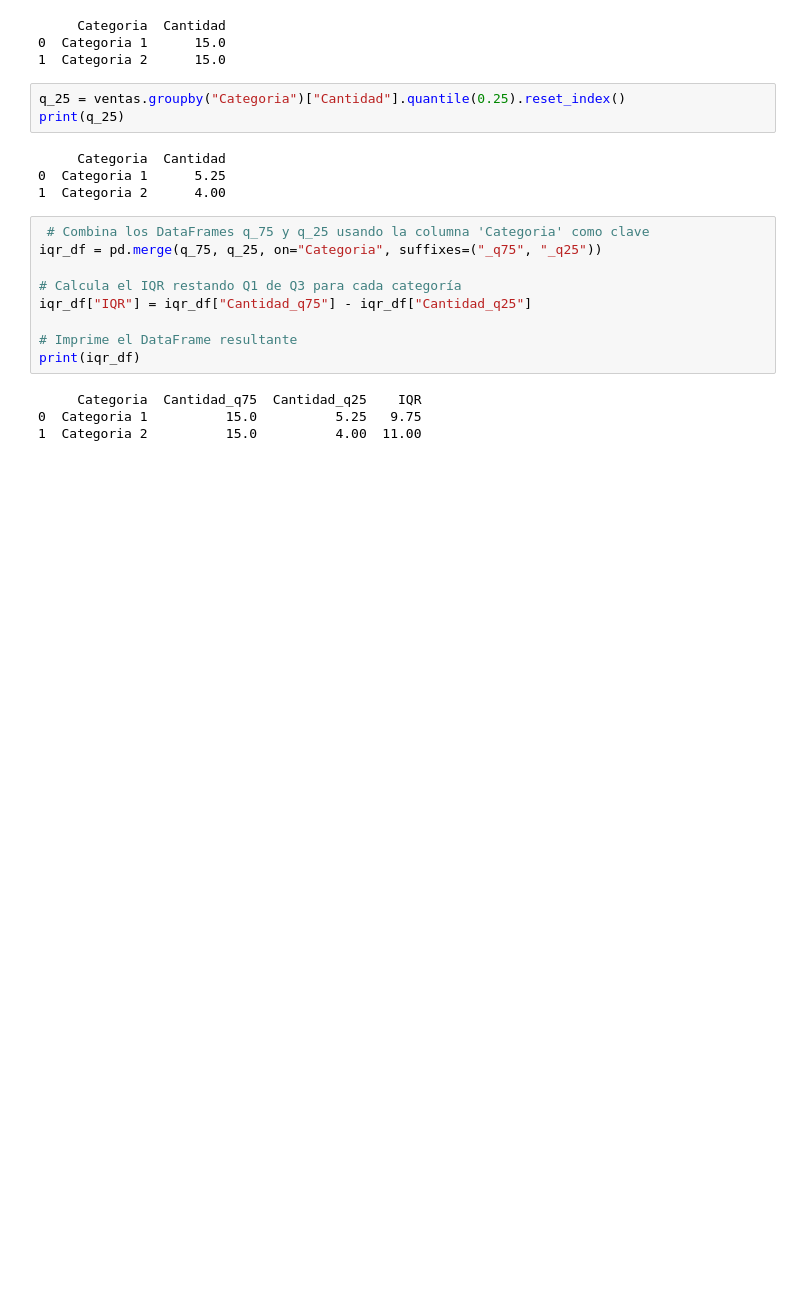
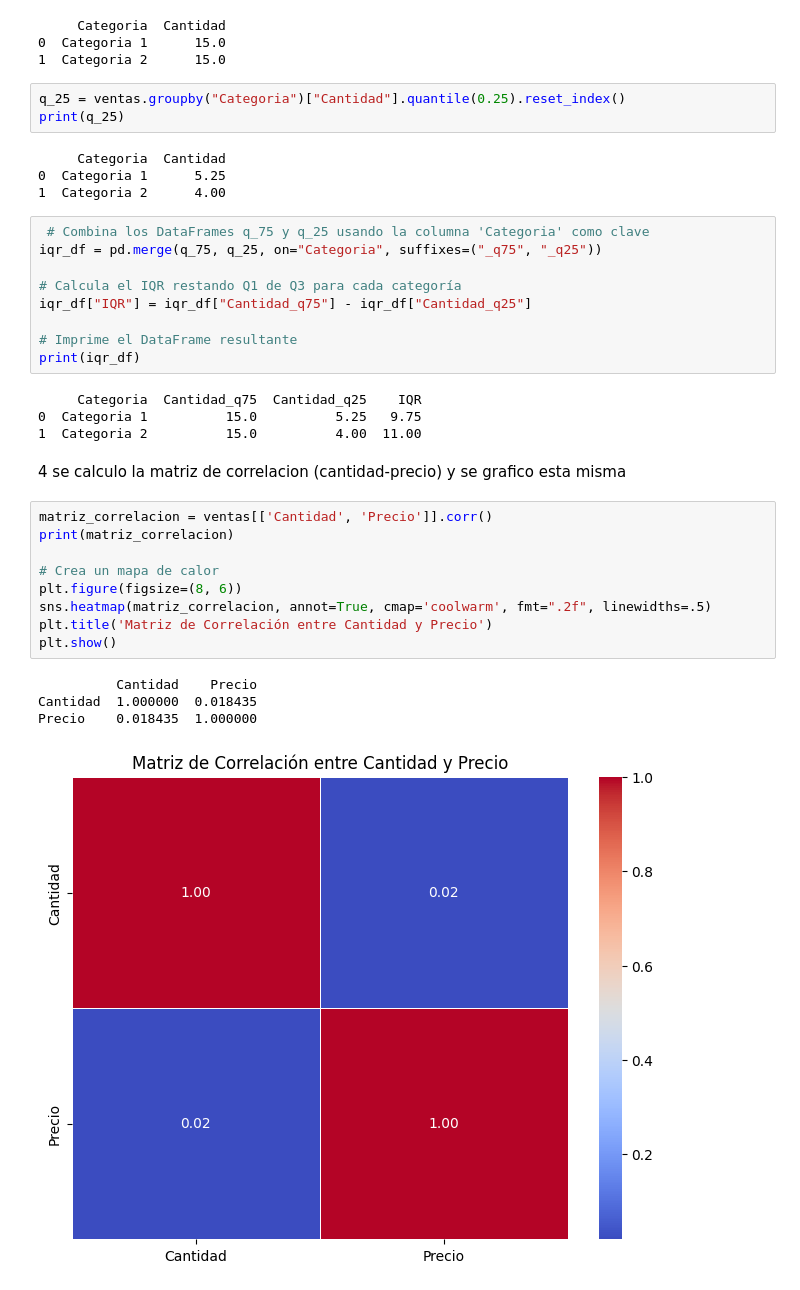
Before and after one commit to fpabi/Tareas, a Jupyter notebook: Tarea_10.ipynb, the cells around one changed output. Drawn from its saved outputs; the diff is of its cells as text; blank space fills up the shorter version.

Commit message:
correlacion y mapa de calor de precio-cantidad

```diff
--- a/Tarea_10.ipynb
+++ b/Tarea_10.ipynb
@@ -108,3 +108,19 @@ print(iqr_df)
      Categoria  Cantidad_q75  Cantidad_q25    IQR
 0  Categoria 1          15.0          5.25   9.75
 1  Categoria 2          15.0          4.00  11.00
+# %% [markdown]
+4 se calculo la matriz de correlacion (cantidad-precio) y se grafico esta misma
+# %%
+matriz_correlacion = ventas[['Cantidad', 'Precio']].corr()
+print(matriz_correlacion)
+
+# Crea un mapa de calor
+plt.figure(figsize=(8, 6))
+sns.heatmap(matriz_correlacion, annot=True, cmap='coolwarm', fmt=".2f", linewidths=.5)
+plt.title('Matriz de Correlación entre Cantidad y Precio')
+plt.show()
+# %% [output]
+          Cantidad    Precio
+Cantidad  1.000000  0.018435
+Precio    0.018435  1.000000
+[figure, added]
```
